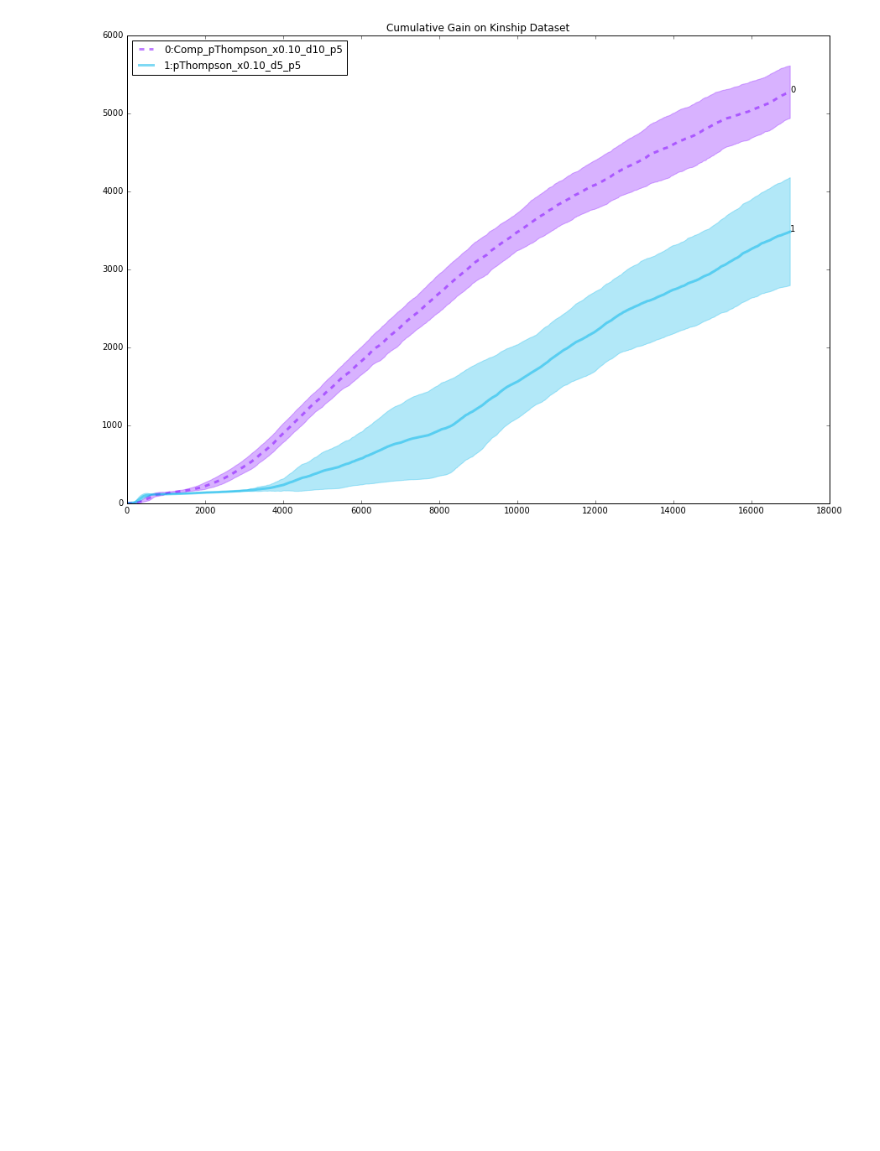
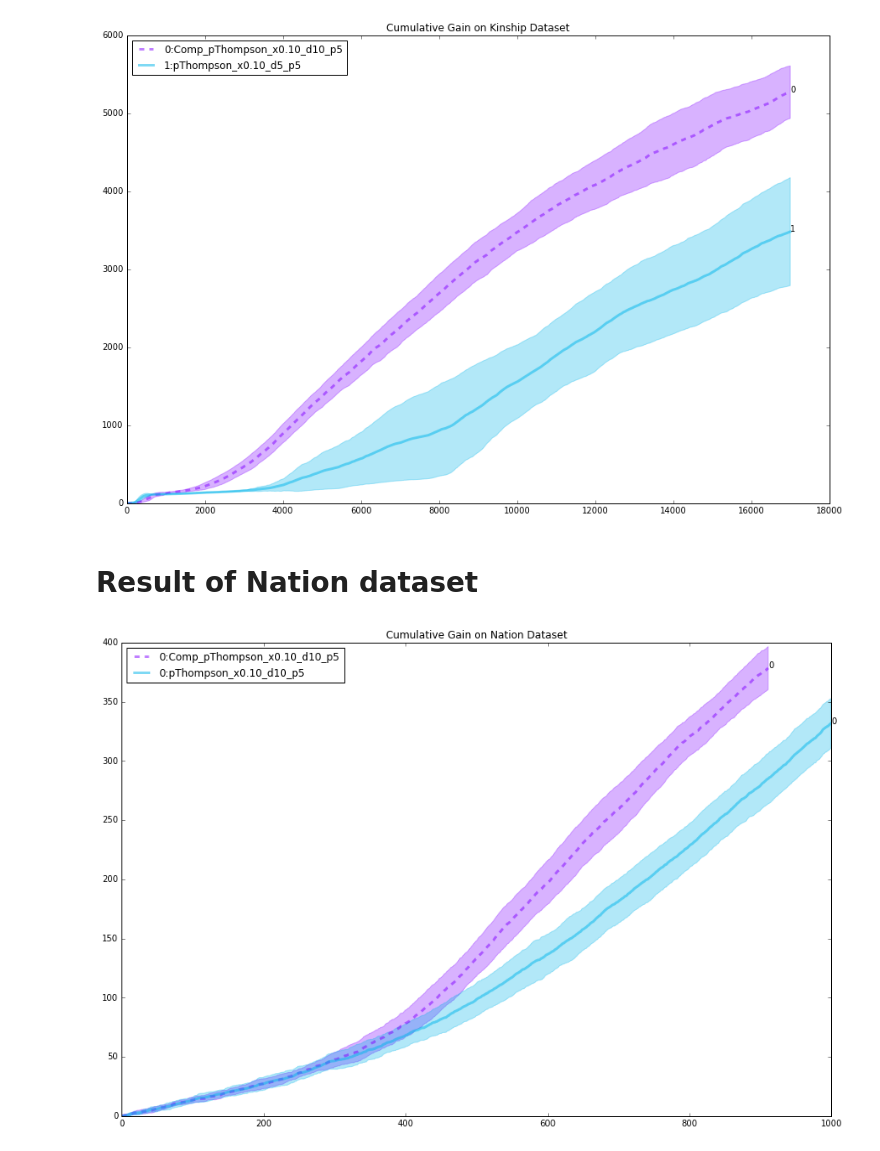
Before and after one commit to dongwookim-ml/almc, a Jupyter notebook: bayesian_rescal/plot_result.ipynb, the cells around one changed output. Cells and saved outputs as stored; diff of their text form; code cells hidden in the pictures; blank space fills up the shorter version.

```diff
--- a/bayesian_rescal/plot_result_kinship.ipynb
+++ b/bayesian_rescal/plot_result.ipynb
@@ -339,3 +339,5 @@ plt.title('Cumulative Gain on Kinship Dataset')
 plt.show()
 # %% [output]
 [figure]
+# %% [markdown]
+# Result of Nation dataset
@@ -341,0 +369,58 @@ plt.show()
+# %%
+dest = '../result/nation/normal/'
+summary = dict()
+
+for var_x, nt, n_dim, n_particle in itertools.product(varxs, range(n_test+1), n_dims, n_particles):
+    file = os.path.join(dest, 'sRESCAL_varx_%.2f_dim_%d_par_%d_test_%d_convar_False.txt' % (var_x, n_dim, n_particle, nt))
+    if os.path.exists(file):
+        seq = [line.split(',') for line in open(file, 'r').readlines()]
+        key = (var_x, n_dim, n_particle)
+        cum_sum = np.cumsum([T[s] for s in seq])
+
+        if not key in summary:
+            summary[key] = list()
+        summary[key].append(cum_sum)
+# %%
+xlim = 1000
+fig = plt.figure(figsize=(15,10))
+color=iter(plt.cm.rainbow(np.linspace(0,1,len(comp_summary)+len(summary)+3)))
+markers = iter(MarkerStyle.markers.keys())
+
+for line_no, key in enumerate(comp_summary.keys()):
+    min_len = xlim
+    for cum_sum in comp_summary[key]:
+        if len(cum_sum) < min_len:
+            min_len = len(cum_sum)
+    stat = np.zeros([len(comp_summary[key]), min_len])
+    for i, cum_sum in enumerate(comp_summary[key]):
+        stat[i] = cum_sum[:min_len]
+    c = next(color)
+    mean = np.mean(stat, 0)
+    stderr = yerr=np.std(stat, 0)
+    plt.plot(mean, '--', label='%d:Comp_pThompson_x%.2f_d%d_p%d' % (line_no, key[0], key[1], key[2]),
+             color=c, linewidth=3, alpha=0.5)
+    plt.fill_between(range(len(mean)), mean-stderr, mean+stderr, alpha=0.3, color=c)
+    plt.annotate(str(line_no), xy=(len(mean), mean[-1]))
+
+for line_no, key in enumerate(summary.keys()):
+    min_len = xlim
+    for cum_sum in summary[key]:
+        if len(cum_sum) < min_len:
+            min_len = len(cum_sum)
+    stat = np.zeros([len(summary[key]), min_len])
+    for i, cum_sum in enumerate(summary[key]):
+        stat[i] = cum_sum[:min_len]
+    c = next(color)
+    mean = np.mean(stat, 0)
+    stderr = yerr=np.std(stat, 0)
+    plt.plot(mean, label='%d:pThompson_x%.2f_d%d_p%d' % (line_no, key[0], key[1], key[2]),
+             color=c, linewidth=3, alpha=0.5)
+    plt.fill_between(range(len(mean)), mean-stderr, mean+stderr, alpha=0.3, color=c)
+    plt.annotate(str(line_no), xy=(len(mean), mean[-1]))
+
+plt.legend(loc='upper left')
+plt.ylim(ymin=0)
+plt.title('Cumulative Gain on Nation Dataset')
+plt.show()
+# %% [output]
+[figure, added]
```
Also changed, not shown: parts of 3 cells of this notebook, 2 other files.
